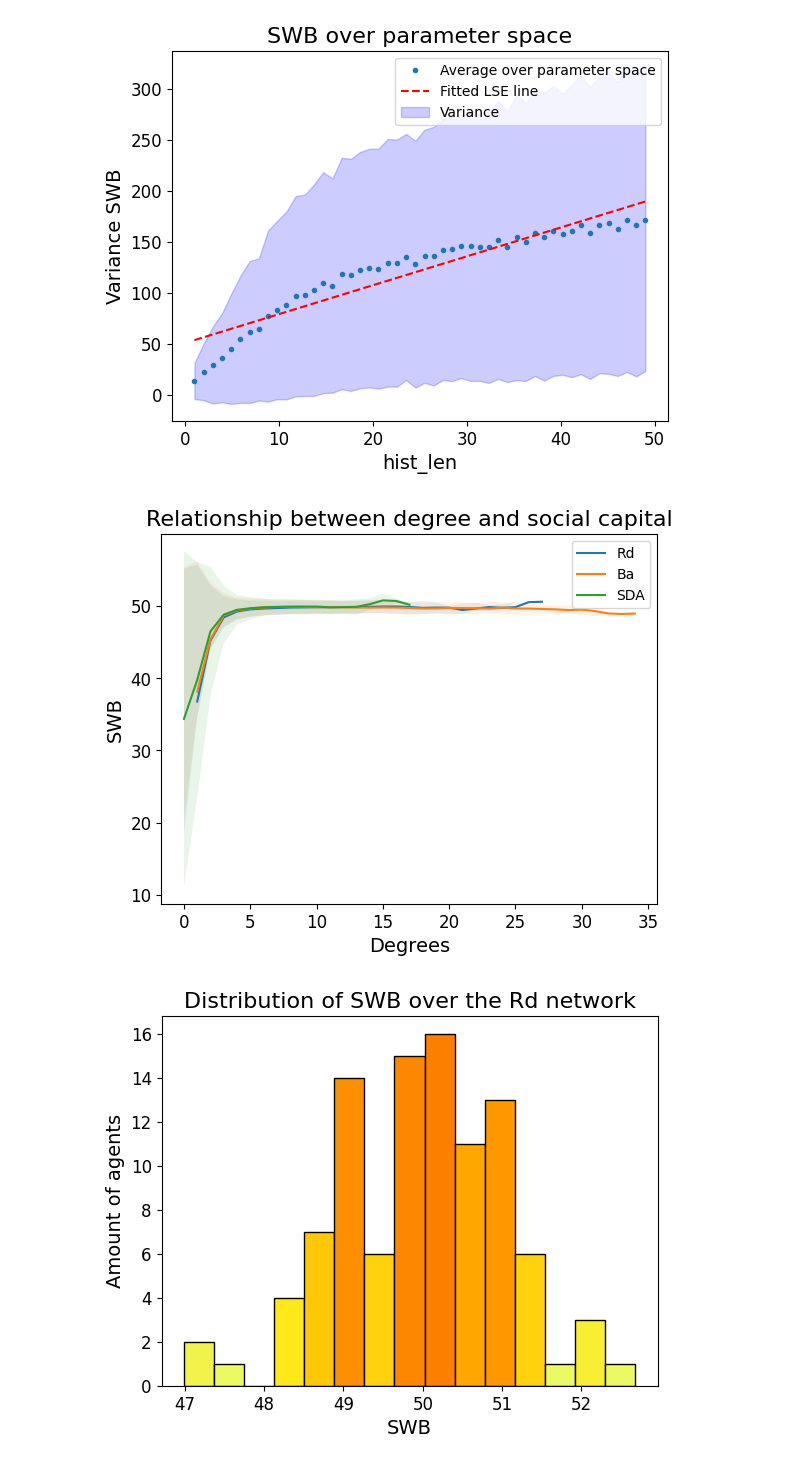
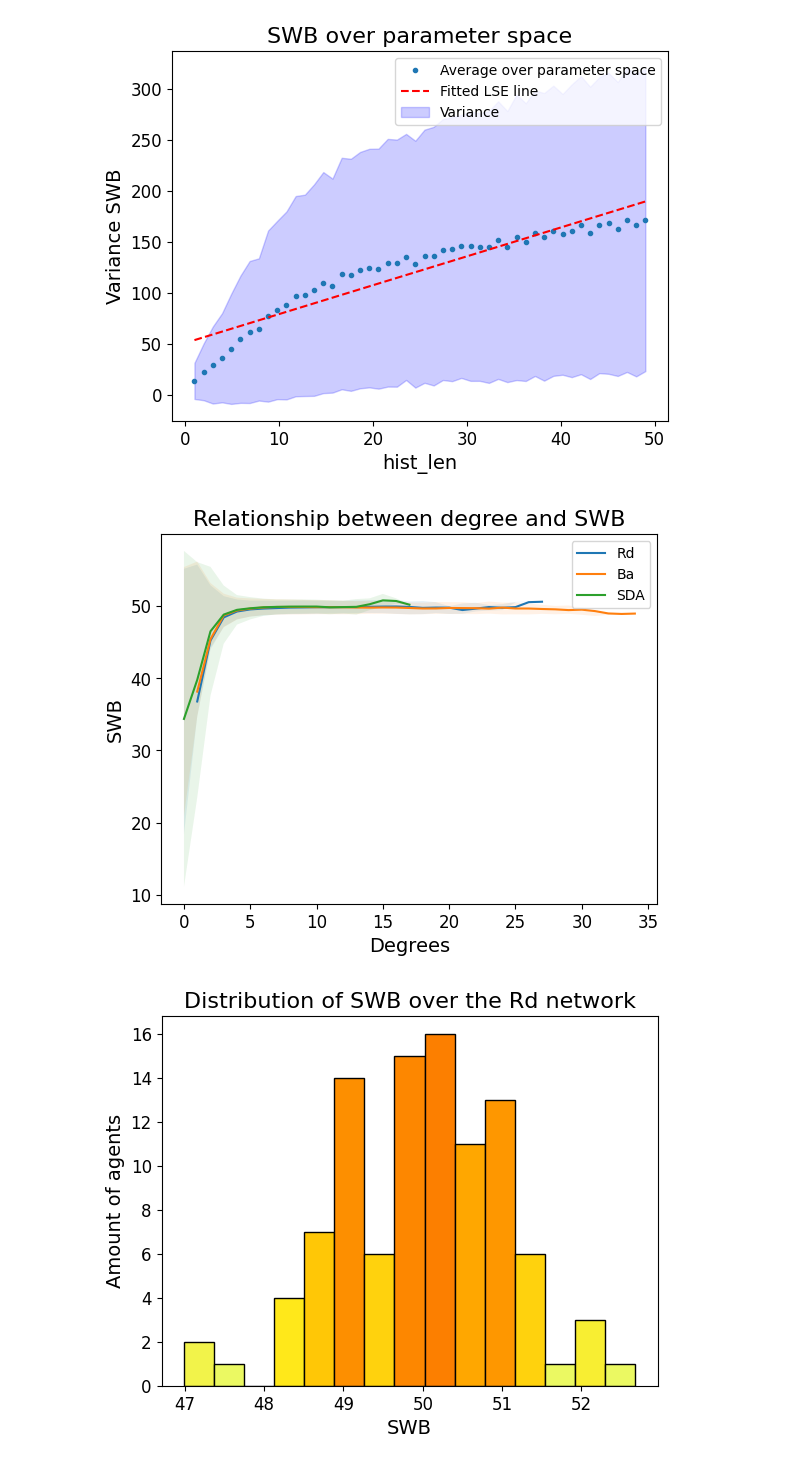
Before and after one commit to arendgeerlofs/SWB, a Jupyter notebook: plots.ipynb, the cells around one changed output. Cells and saved outputs as stored; diff of their text form; code cells hidden in the pictures.

```diff
--- a/plots.ipynb
+++ b/plots.ipynb
@@ -98,6 +98,7 @@ plt.show()
 # Resillience effects plots
 
 factors = ["fin", "nonfin"]
+param_names = ["Social capital base", "Social capital influence"]
 shocks = [5/6, 4/6, 3/6, 2/6]
 y_labels = ["SWB difference", "Timesteps before habituation"]
 bounds = [(0.25, 4), (0.01, 1)]
@@ -113,7 +114,7 @@ for param_index, param in enumerate(["soc_cap_inf", "soc_cap_base"]):
                 plt.plot(x, means[:, i, j], label = f"{factors[data_index]} : {shocks[i]:.2f}")
                 plt.fill_between(x, means[:, i, j]-stds[:, i, j], means[:, i, j]+stds[:, i, j], alpha=0.1)
         plt.title("Effects of resilience", fontsize=16)
-        plt.xlabel(f"{param}", fontsize=14)
+        plt.xlabel(f"{param_names[param_index]}", fontsize=14)
         plt.ylabel(f"{y_labels[j]}", fontsize=14)
         plt.xticks(fontsize=12)
         plt.yticks(fontsize=12)
@@ -306,23 +400,23 @@ for parameter in ["fb_fin", "hist_len"]:
 # %%
 # Social capital - Degree plot
 
 for network in ["Rd", "Ba","SDA"]:
     df2 = pd.read_csv(f"data/degree_SWB_{network}.csv", index_col=0)
     means = df2.groupby("degree").mean()["SWB"]
     stds = df2.groupby("degree").std()["SWB"]
     plt.plot(means, label=network)
     plt.fill_between(np.linspace(0, len(means)-1, len(means)), means-stds, means+stds, alpha=0.1)
 plt.legend(fontsize=20)
-plt.title("Relationship between degree and social capital", fontsize=16)
+plt.title("Relationship between degree and SWB", fontsize=16)
 plt.xlabel(f"Degrees", fontsize=14)
 plt.ylabel(f"SWB", fontsize=14)
 plt.xticks(fontsize=12)
 plt.yticks(fontsize=12)
 plt.legend()
 plt.savefig(f"figures/degreeSWB.pdf", dpi=300)
 plt.show()
 # %% [output]
-[figure, old version]
+[figure, new version]
 # %%
 # Distribution of SWB over population histograms
 
```
Also changed, not shown: parts of 3 cells of this notebook, 9 other files.
